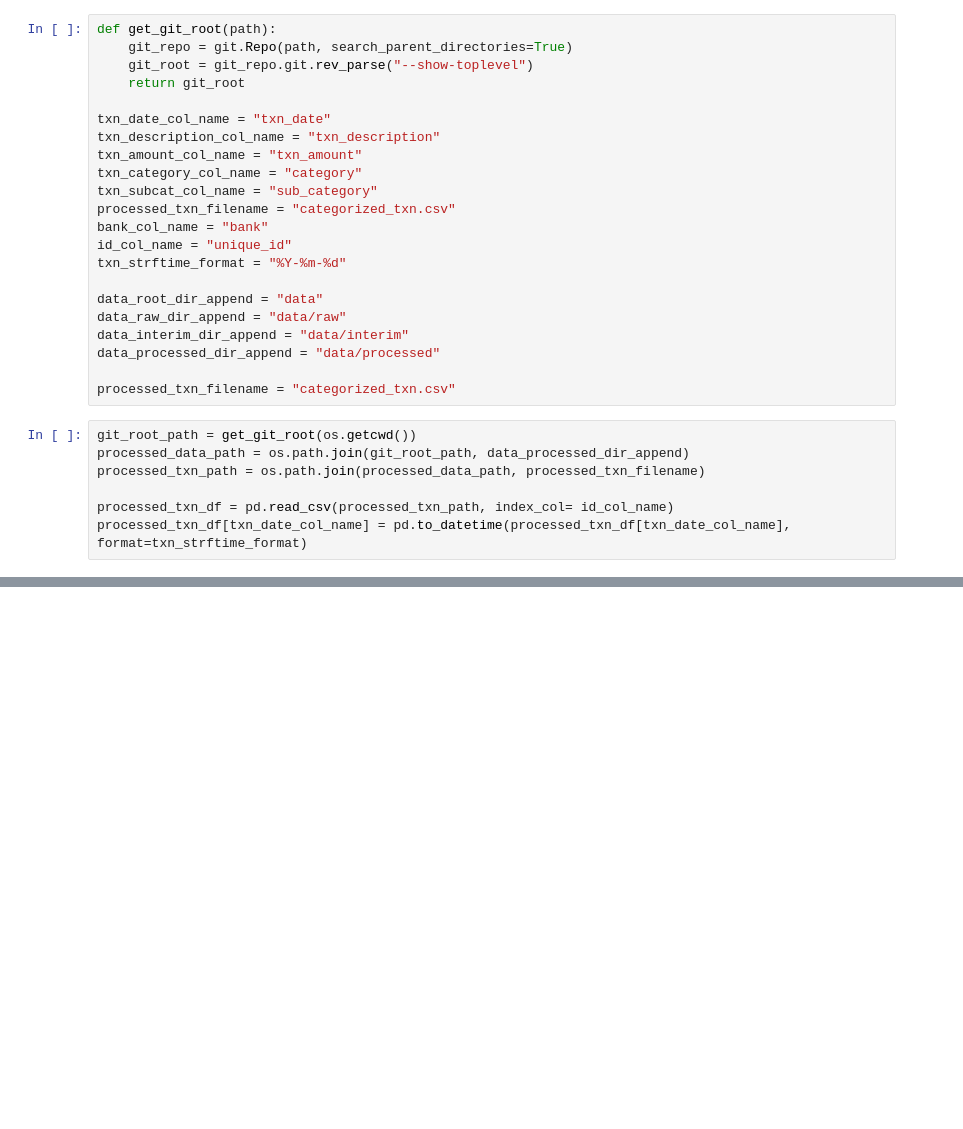
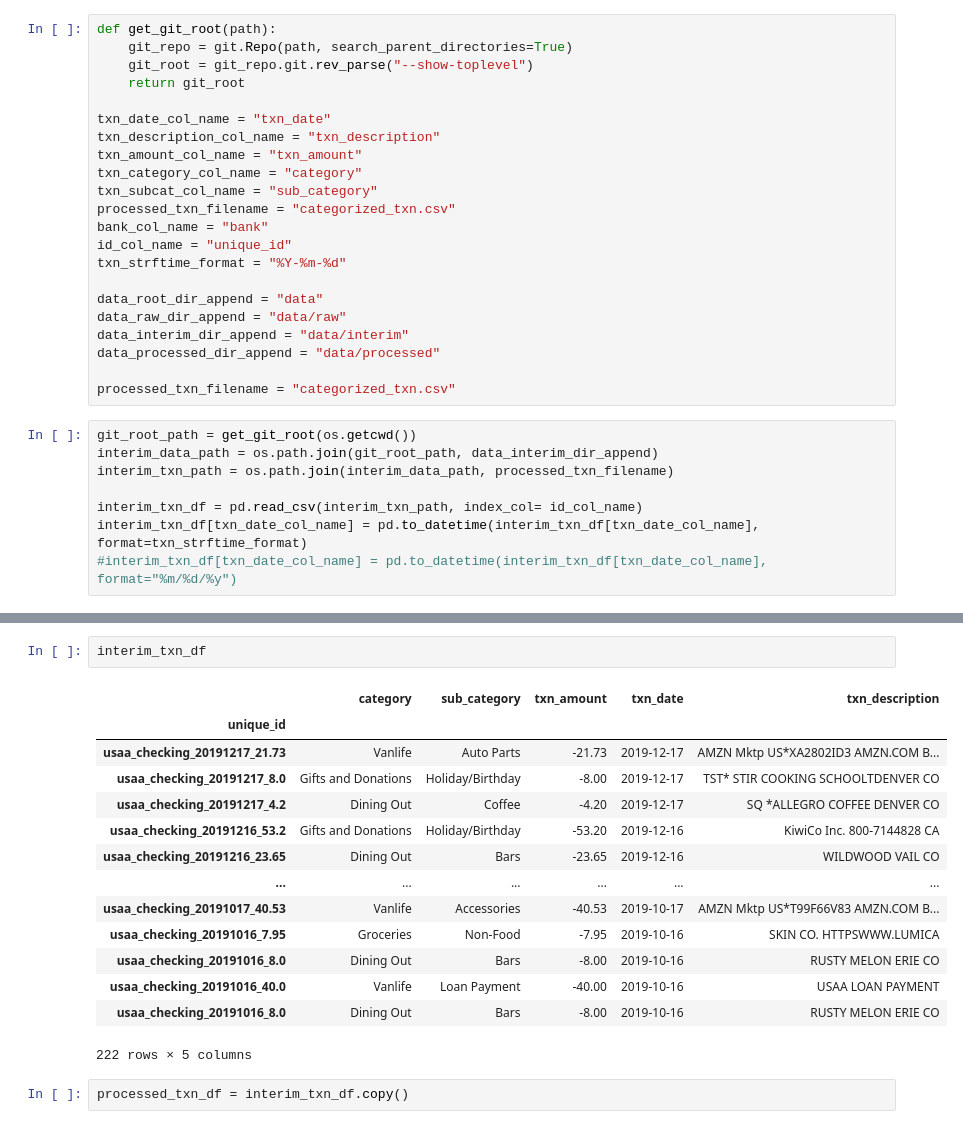
Before and after one commit to b-o-l-l-a/finances, a Jupyter notebook: notebooks/data_viz.ipynb, the cells around one changed output, grey strips where cells are left out. Drawn from its saved outputs; the diff is of its cells as text; blank space fills up the shorter version.

Commit message:
date formats match bt prep and viz

```diff
--- a/notebooks/data_viz.ipynb
+++ b/notebooks/data_viz.ipynb
@@ -26,8 +26,9 @@ data_processed_dir_append = "data/processed"
 processed_txn_filename = "categorized_txn.csv"
 # %%
 git_root_path = get_git_root(os.getcwd())
-processed_data_path = os.path.join(git_root_path, data_processed_dir_append)
-processed_txn_path = os.path.join(processed_data_path, processed_txn_filename)
+interim_data_path = os.path.join(git_root_path, data_interim_dir_append)
+interim_txn_path = os.path.join(interim_data_path, processed_txn_filename)
 
-processed_txn_df = pd.read_csv(processed_txn_path, index_col= id_col_name)
-processed_txn_df[txn_date_col_name] = pd.to_datetime(processed_txn_df[txn_date_col_name], format=txn_strftime_format)
+interim_txn_df = pd.read_csv(interim_txn_path, index_col= id_col_name)
+interim_txn_df[txn_date_col_name] = pd.to_datetime(interim_txn_df[txn_date_col_name], format=txn_strftime_format)
+#interim_txn_df[txn_date_col_name] = pd.to_datetime(interim_txn_df[txn_date_col_name], format="%m/%d/%y")
@@ -34,2 +43,21 @@ processed_txn_df[txn_date_col_name] = pd.to_datetime(processed_txn_df[txn_date_c
+# %%
+interim_txn_df
+# %% [output]
+|  | category | sub_category | txn_amount | txn_date | txn_description |
+| unique_id |  |  |  |  |  |
+| usaa_checking_20191217_21.73 | Vanlife | Auto Parts | -21.73 | 2019-12-17 | AMZN Mktp US*XA2802ID3 AMZN.COM B... |
+| usaa_checking_20191217_8.0 | Gifts and Donations | Holiday/Birthday | -8.00 | 2019-12-17 | TST* STIR COOKING SCHOOLTDENVER CO |
+| usaa_checking_20191217_4.2 | Dining Out | Coffee | -4.20 | 2019-12-17 | SQ *ALLEGRO COFFEE DENVER CO |
+| usaa_checking_20191216_53.2 | Gifts and Donations | Holiday/Birthday | -53.20 | 2019-12-16 | KiwiCo Inc. 800-7144828 CA |
+| usaa_checking_20191216_23.65 | Dining Out | Bars | -23.65 | 2019-12-16 | WILDWOOD VAIL CO |
+| ... | ... | ... | ... | ... | ... |
+| usaa_checking_20191017_40.53 | Vanlife | Accessories | -40.53 | 2019-10-17 | AMZN Mktp US*T99F66V83 AMZN.COM B... |
+| usaa_checking_20191016_7.95 | Groceries | Non-Food | -7.95 | 2019-10-16 | SKIN CO. HTTPSWWW.LUMICA |
+| usaa_checking_20191016_8.0 | Dining Out | Bars | -8.00 | 2019-10-16 | RUSTY MELON ERIE CO |
+| usaa_checking_20191016_40.0 | Vanlife | Loan Payment | -40.00 | 2019-10-16 | USAA LOAN PAYMENT |
+| usaa_checking_20191016_8.0 | Dining Out | Bars | -8.00 | 2019-10-16 | RUSTY MELON ERIE CO |
+222 rows × 5 columns
+# %%
+processed_txn_df = interim_txn_df.copy()
 # %%
 processed_txn_df
```
Also changed, not shown: parts of 11 cells of this notebook, 1 other file.
